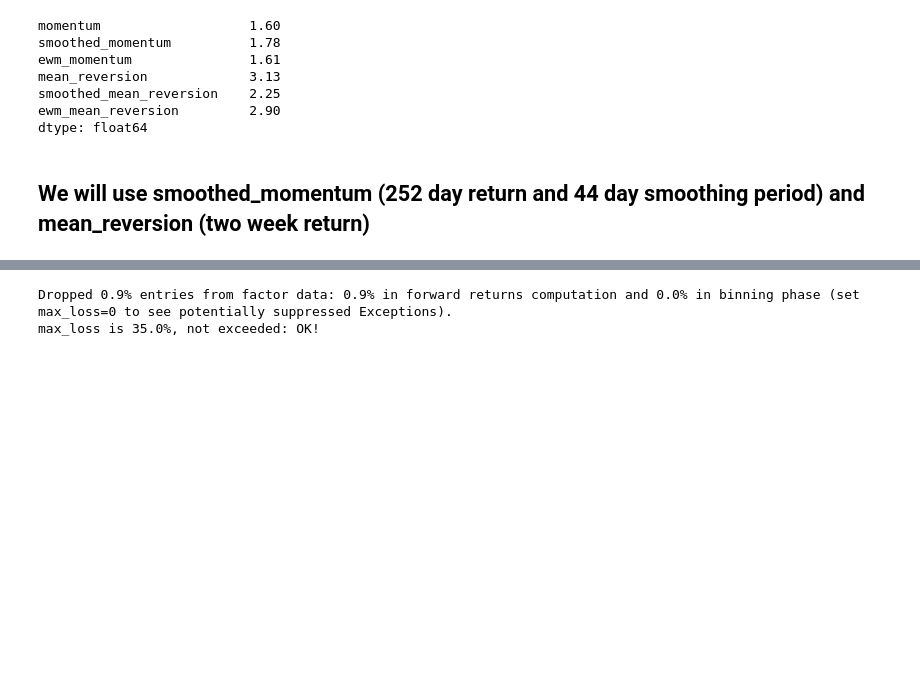
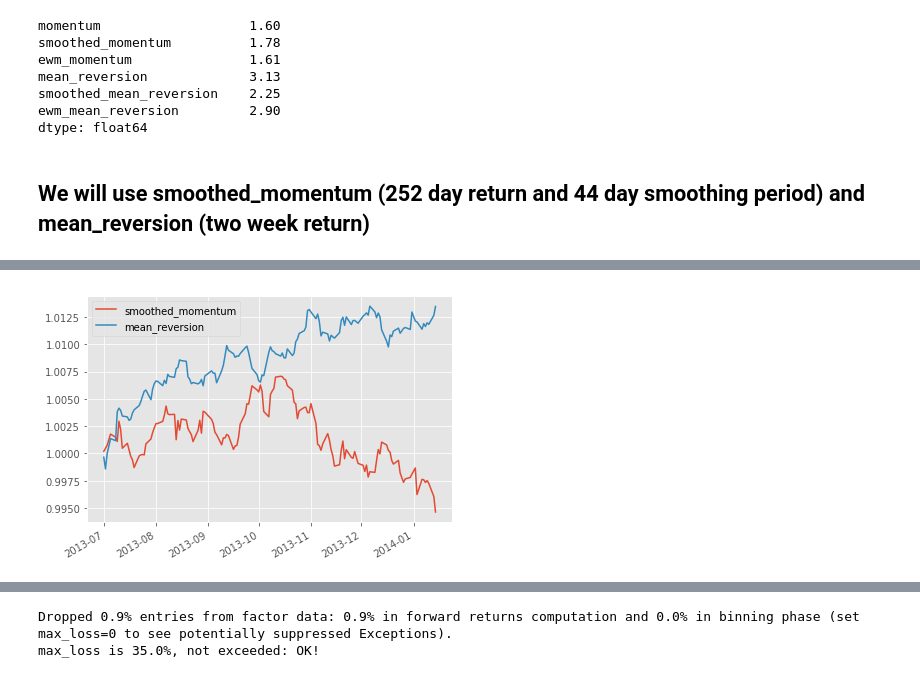
Before and after one commit to rwuebker/backtesting, a Jupyter notebook: scipy_optimize/scipy_optimizer.ipynb, the cells around one changed output, grey strips where cells are left out. Drawn from its saved outputs; the diff is of its cells as text; code cells hidden in the pictures; blank space fills up the shorter version.

```diff
--- a/scipy_optimize/scipy_optimizer.ipynb
+++ b/scipy_optimize/scipy_optimizer.ipynb
@@ -566,0 +664,5 @@ NVR         1.466929  20130701
+# %%
+(1+facret_df).cumprod().plot()
+plt.tight_layout()
+# %% [output]
+[figure, added]
```
Also changed, not shown: parts of 14 cells of this notebook.
